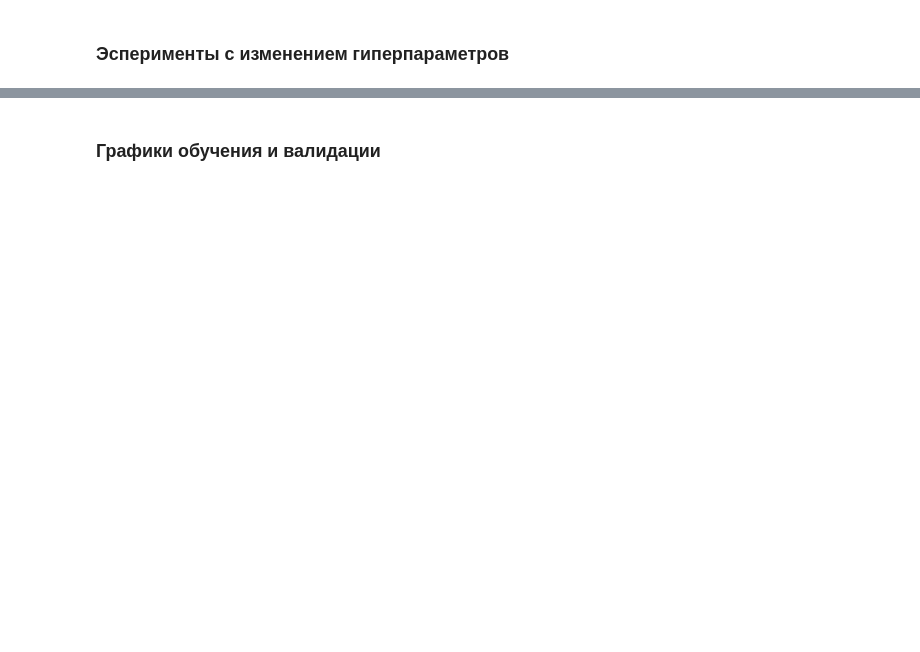
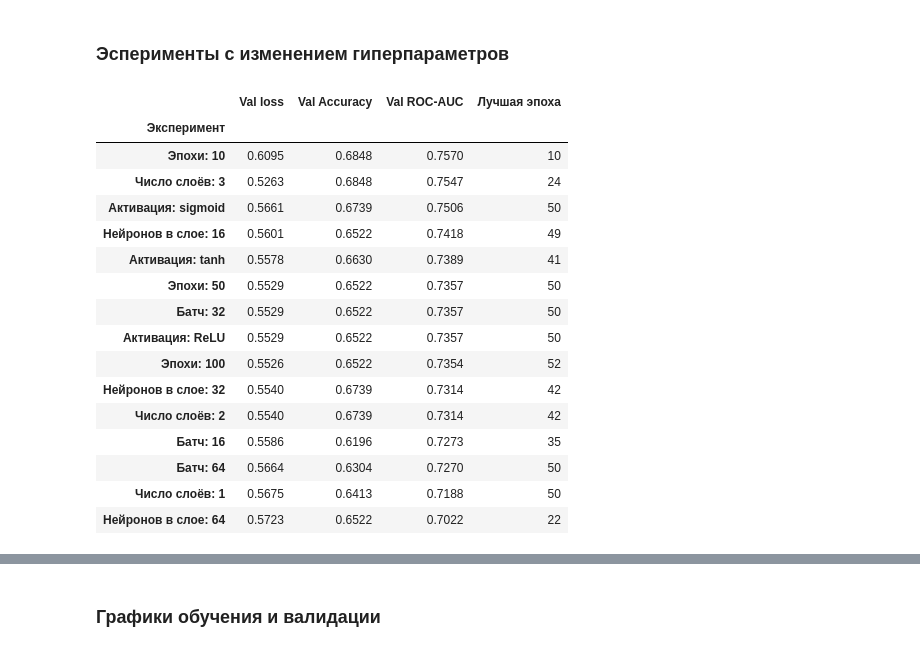
Before and after one commit to violllin/lab2_classification, a Jupyter notebook: lab2.ipynb, the cells around one changed output, grey strips where cells are left out. Saved outputs shown, nothing was run; the diff lists cells and outputs as text; code cells hidden in the pictures; blank space fills up the shorter version.

```diff
--- a/lab2.ipynb
+++ b/lab2.ipynb
@@ -1522,2 +1502,99 @@ Model: "liver_mlp"
 # %% [markdown]
 ### Эсперименты с изменением гиперпараметров
+# %%
+LOG_DIR = os.path.join('logs', 'fit')
+shutil.rmtree(LOG_DIR, ignore_errors=True)
+os.makedirs(LOG_DIR, exist_ok=True)
+
+BASE_CONFIG = {
+    'hidden_layers': (32, 16),
+    'activation': 'relu',
+    'batch_size': 32,
+    'epochs': 50,
+    'learning_rate': 0.001
+}
+
+experiments = [
+    ('Эпохи: 10', 'epochs_10', {'epochs': 10}),
+    ('Эпохи: 50', 'epochs_50', {'epochs': 50}),
+    ('Эпохи: 100', 'epochs_100', {'epochs': 100}),
+
+    ('Батч: 16', 'batch_16', {'batch_size': 16}),
+    ('Батч: 32', 'batch_32', {'batch_size': 32}),
+    ('Батч: 64', 'batch_64', {'batch_size': 64}),
+
+    ('Число слоёв: 1', 'layers_1', {'hidden_layers': (32,)}),
+    ('Число слоёв: 2', 'layers_2', {'hidden_layers': (32, 32)}),
+    ('Число слоёв: 3', 'layers_3', {'hidden_layers': (32, 32, 32)}),
+
+    ('Нейронов в слое: 16', 'neurons_16', {'hidden_layers': (16, 16)}),
+    ('Нейронов в слое: 32', 'neurons_32', {'hidden_layers': (32, 32)}),
+    ('Нейронов в слое: 64', 'neurons_64', {'hidden_layers': (64, 64)}),
+
+    ('Активация: ReLU', 'activation_relu', {'activation': 'relu'}),
+    ('Активация: tanh', 'activation_tanh', {'activation': 'tanh'}),
+    ('Активация: sigmoid', 'activation_sigmoid', {'activation': 'sigmoid'})
+]
+
+results = []
+histories = {}
+configs = {}
+
+for label, run_name, changes in experiments:
+    tf.keras.utils.set_random_seed(SEED)
+    config = {**BASE_CONFIG, **changes}
+    model = build_model(
+        input_dim=Xtr.shape[1],
+        hidden_layers=config['hidden_layers'],
+        activation=config['activation'],
+        learning_rate=config['learning_rate']
+    )
+
+    tb_callback = tf.keras.callbacks.TensorBoard(
+        log_dir=os.path.join(LOG_DIR, run_name),
+        update_freq='epoch',
+        histogram_freq=0
+    )
+
+    history = model.fit(
+        Xtr, ytr,
+        validation_data=(Xva, yva),
+        epochs=config['epochs'],
+        batch_size=config['batch_size'],
+        class_weight=class_weight,
+        callbacks=[tb_callback],
+        verbose=0
+    )
+
+    best_epoch = int(np.argmin(history.history['val_loss']))
+    results.append({
+        'Эксперимент': label,
+        'Val loss': history.history['val_loss'][best_epoch],
+        'Val Accuracy': history.history['val_accuracy'][best_epoch],
+        'Val ROC-AUC': history.history['val_auc'][best_epoch],
+        'Лучшая эпоха': best_epoch + 1
+    })
+    histories[label] = history
+    configs[label] = config
+    tf.keras.backend.clear_session()
+
+results_df = pd.DataFrame(results).set_index('Эксперимент')
+display(results_df.sort_values('Val ROC-AUC', ascending=False).round(4))
+# %% [output]
+|  | Val loss | Val Accuracy | Val ROC-AUC | Лучшая эпоха |
+| Эксперимент |  |  |  |  |
+| Эпохи: 10 | 0.6095 | 0.6848 | 0.7570 | 10 |
+| Число слоёв: 3 | 0.5263 | 0.6848 | 0.7547 | 24 |
+| Активация: sigmoid | 0.5661 | 0.6739 | 0.7506 | 50 |
+| Нейронов в слое: 16 | 0.5601 | 0.6522 | 0.7418 | 49 |
+| Активация: tanh | 0.5578 | 0.6630 | 0.7389 | 41 |
+| Эпохи: 50 | 0.5529 | 0.6522 | 0.7357 | 50 |
+| Батч: 32 | 0.5529 | 0.6522 | 0.7357 | 50 |
+| Активация: ReLU | 0.5529 | 0.6522 | 0.7357 | 50 |
+| Эпохи: 100 | 0.5526 | 0.6522 | 0.7354 | 52 |
+| Нейронов в слое: 32 | 0.5540 | 0.6739 | 0.7314 | 42 |
+| Число слоёв: 2 | 0.5540 | 0.6739 | 0.7314 | 42 |
+| Батч: 16 | 0.5586 | 0.6196 | 0.7273 | 35 |
+| Батч: 64 | 0.5664 | 0.6304 | 0.7270 | 50 |
+| Число слоёв: 1 | 0.5675 | 0.6413 | 0.7188 | 50 |
+| Нейронов в слое: 64 | 0.5723 | 0.6522 | 0.7022 | 22 |
```
Also changed, not shown: parts of 8 cells of this notebook, 32 other files.
